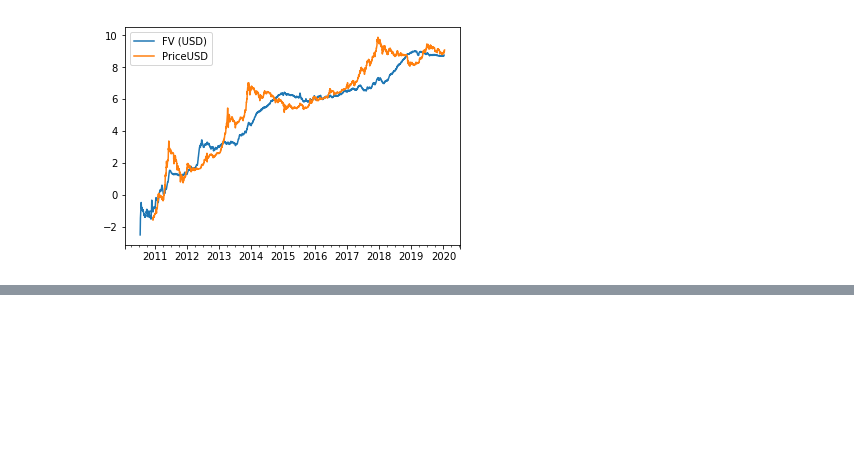
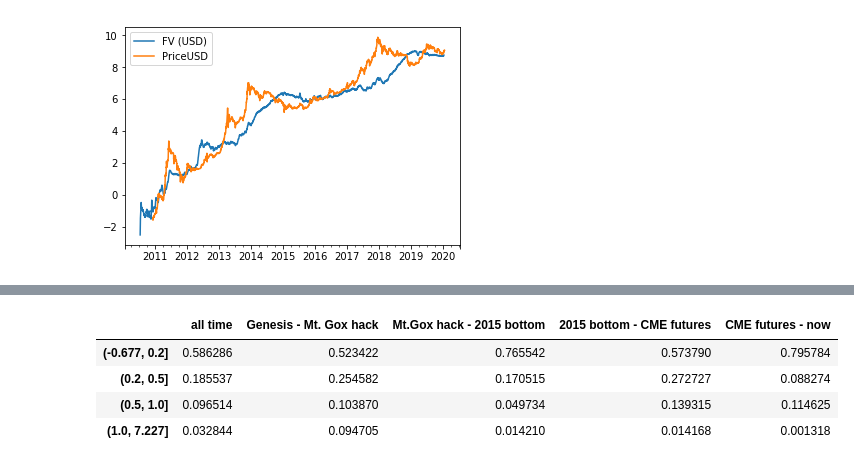
Before and after one commit to cryptogazzetta/Valuation-metrics, a Jupyter notebook: Metrics testing.ipynb, the cells around one changed output, grey strips where cells are left out. Drawn from its saved outputs; the diff is of its cells as text; code cells hidden in the pictures; blank space fills up the shorter version.

Commit message:
Frequency tables for selected metrics
- Calculated frequency tables for each selected metric.
- Changed the index to datetime object in a cleaner way.

```diff
--- a/Metrics testing.ipynb
+++ b/Metrics testing.ipynb
@@ -66,7 +64,8 @@ timespan = 'all'
 w_data = pd.read_csv('https://api.blockchain.info/charts/my-wallet-n-users?timespan='+timespan+'&format=csv', header=None, infer_datetime_format =True)
 w_data.columns = ['Date', 'nWallets']
 ## Parsing date
-w_data['Date'] = w_data['Date'].apply(lambda x: datetime.strptime(str(x).split(' ')[0], '%Y-%m-%d'))
+w_data['Date'] = w_data['Date'].str.split(' ', expand=True)
+w_data['Date'] = pd.to_datetime(w_data['Date'], format='%Y-%m-%d')
 ## Eliminate 'intra day' data
 w_data['Date'] = w_data['Date'].drop_duplicates(keep = 'last')
 w_data = w_data[w_data['Date'].notnull()]
@@ -97,14 +96,16 @@ np.log(data[['PriceUSD', 'Metcalfe']]).plot()
 # %%
 ## Quantity Theory of Money
 
-fv = pd.read_csv('Desktop/Monografia/fv_bitcoin_usd.csv', parse_dates=True)
+# fv = pd.read_csv('Desktop/Monografia/fv_bitcoin_usd.csv', parse_dates=True)
+fv = pd.read_csv('fv_bitcoin_usd.csv', parse_dates=True)
 
 ## Parsing date
-fv['DateTime'] = fv['DateTime'].apply(lambda x: datetime.strptime(str(x).split(' ')[0], '%Y-%m-%d'))
+fv['DateTime'] = fv['DateTime'].str.split(' ', expand=True)
+fv['DateTime'] = pd.to_datetime(fv['DateTime'], format='%Y-%m-%d')
 ## Date to index
 fv.set_index('DateTime', inplace=True, drop=True)
 ## Merge dataframes
-#data = pd.concat([data, fv], axis=1, sort=True, join='outer')
+data = pd.concat([data, fv], axis=1, sort=True, join='outer')
 ## Fixing dates
 data['FV (USD)'] = pd.to_numeric(data['FV (USD)'], errors='coerce')
 ## Deviation
@@ -216,3 +144,42 @@ testS2F
+# %%
+## Test for each metric
+tests_names = ['NVT', 'S2F', 'Metcalfe', 'FV']
+metrics_dev = ['Dev Vol Cap', 'Dev S2F', 'Dev Metcalfe','Dev FV']
+## Dict to hold DataFrames
+tests = {}
+## List to iterate throught ages
+ages = range(4)
+
+# Iterate throught each metric
+for metric, test in zip(metrics_dev, tests_names):
+    # DataFrame to store the results
+    df = pd.DataFrame()
+
+    # Defining bins limits
+    bins_limits = [data[metric].min(), .2, .5, 1, data[metric].max()]
+    # Calculating frenquency for all time
+    df['all_time'] = data[metric].value_counts(normalize=True, sort=False, bins=bins_limits)
+
+    # Iterate throught each age
+    for age in ages:
+        # Selecting age
+        work_data = data[data['age'] == age]
+        # Calculate and append to df the results
+        df[age] = work_data[metric].value_counts(normalize=True, sort=False, bins=bins_limits)
+
+    # Change columns' names
+    df = df.rename(columns=ages_names)
+    # Append df to dict
+    tests[test] = df
+
+# Check results
+tests['NVT']
+# %% [output]
+|  | all time | Genesis - Mt. Gox hack | Mt.Gox hack - 2015 bottom | 2015 bottom - CME futures | CME futures - now |
+| (-0.677, 0.2] | 0.586286 | 0.523422 | 0.765542 | 0.573790 | 0.795784 |
+| (0.2, 0.5] | 0.185537 | 0.254582 | 0.170515 | 0.272727 | 0.088274 |
+| (0.5, 1.0] | 0.096514 | 0.103870 | 0.049734 | 0.139315 | 0.114625 |
+| (1.0, 7.227] | 0.032844 | 0.094705 | 0.014210 | 0.014168 | 0.001318 |
 # %%
 ## Gráficos
 
```
Also changed, not shown: parts of 3 cells of this notebook.
